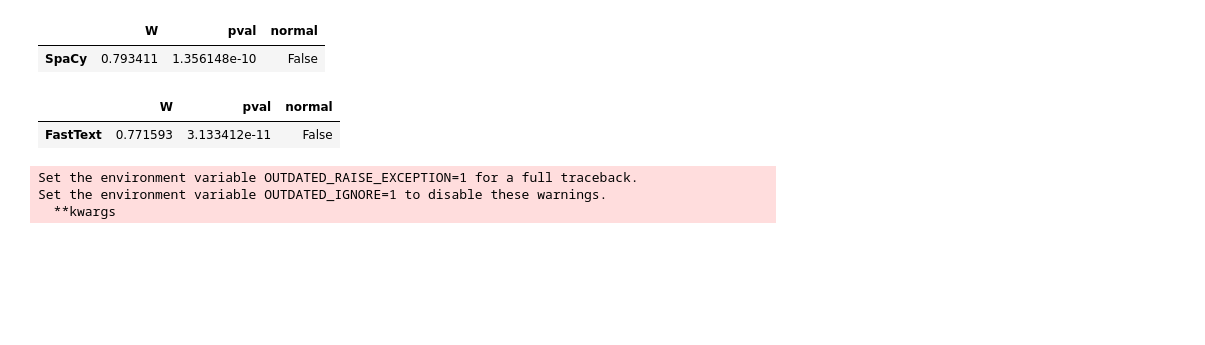
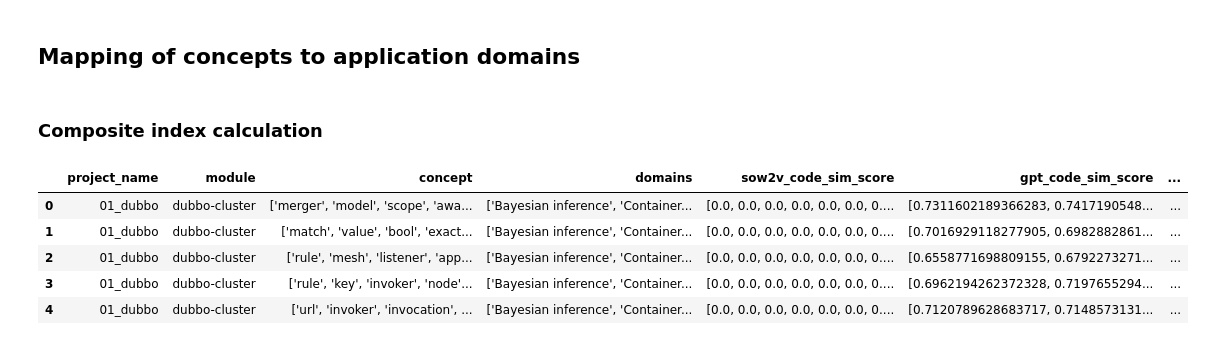
Before and after one commit to zakipauzi/concept-domain-coverage, a Jupyter notebook: 3_mapping.ipynb, the cells around one changed output. Cells and saved outputs as stored; diff of their text form; code cells hidden in the pictures; blank space fills up the shorter version.

```diff
--- a/3_mapping.ipynb
+++ b/3_mapping.ipynb
@@ -296,13 +1,26 @@ pg.normality(df['W2V'])
-# %%
-pg.normality(df['SpaCy'])
-# %% [output]
-|  | W | pval | normal |
-| SpaCy | 0.793411 | 1.356148e-10 | False |
-# %%
-pg.normality(df['FastText'])
-# %% [output]
-|  | W | pval | normal |
-| FastText | 0.771593 | 3.133412e-11 | False |
-Set the environment variable OUTDATED_RAISE_EXCEPTION=1 for a full traceback.
-Set the environment variable OUTDATED_IGNORE=1 to disable these warnings.
-  **kwargs
+# %% [markdown]
+## Mapping of concepts to application domains
+# %% [markdown]
+### Composite index calculation
+# %%
+import numpy as np
+
+def norm_dist(input_list):
+    scaled_list = np.array(input_list / min(input_list))
+    scaled_list = scaled_list / scaled_list.sum()
+    return list(scaled_list)
+# %%
+import pandas as pd
+import ast
+
+sim_code_domain_df = pd.read_csv("sim_code_domain_df.csv")
+sim_code_domain_df['scaled_weight_dist'] = sim_code_domain_df['weight_dist'].apply(lambda x: norm_dist(np.array(ast.literal_eval(x))))
+sim_code_domain_df = sim_code_domain_df.drop(columns=['weight_dist'])
+sim_code_domain_df.head()
+# %% [output]
+|  | project_name | module | concept | domains | sow2v_code_sim_score | gpt_code_sim_score | ... |
+| 0 | 01_dubbo | dubbo-cluster | ['merger', 'model', 'scope', 'awa... | ['Bayesian inference', 'Container... | [0.0, 0.0, 0.0, 0.0, 0.0, 0.0, 0.... | [0.7311602189366283, 0.7417190548... | ... |
+| 1 | 01_dubbo | dubbo-cluster | ['match', 'value', 'bool', 'exact... | ['Bayesian inference', 'Container... | [0.0, 0.0, 0.0, 0.0, 0.0, 0.0, 0.... | [0.7016929118277905, 0.6982882861... | ... |
+| 2 | 01_dubbo | dubbo-cluster | ['rule', 'mesh', 'listener', 'app... | ['Bayesian inference', 'Container... | [0.0, 0.0, 0.0, 0.0, 0.0, 0.0, 0.... | [0.6558771698809155, 0.6792273271... | ... |
+| 3 | 01_dubbo | dubbo-cluster | ['rule', 'key', 'invoker', 'node'... | ['Bayesian inference', 'Container... | [0.0, 0.0, 0.0, 0.0, 0.0, 0.0, 0.... | [0.6962194262372328, 0.7197655294... | ... |
+| 4 | 01_dubbo | dubbo-cluster | ['url', 'invoker', 'invocation', ... | ['Bayesian inference', 'Container... | [0.0, 0.0, 0.0, 0.0, 0.0, 0.0, 0.... | [0.7120789628683717, 0.7148573131... | ... |
```
Also changed, not shown: parts of 58 cells of this notebook, 5 other files.
